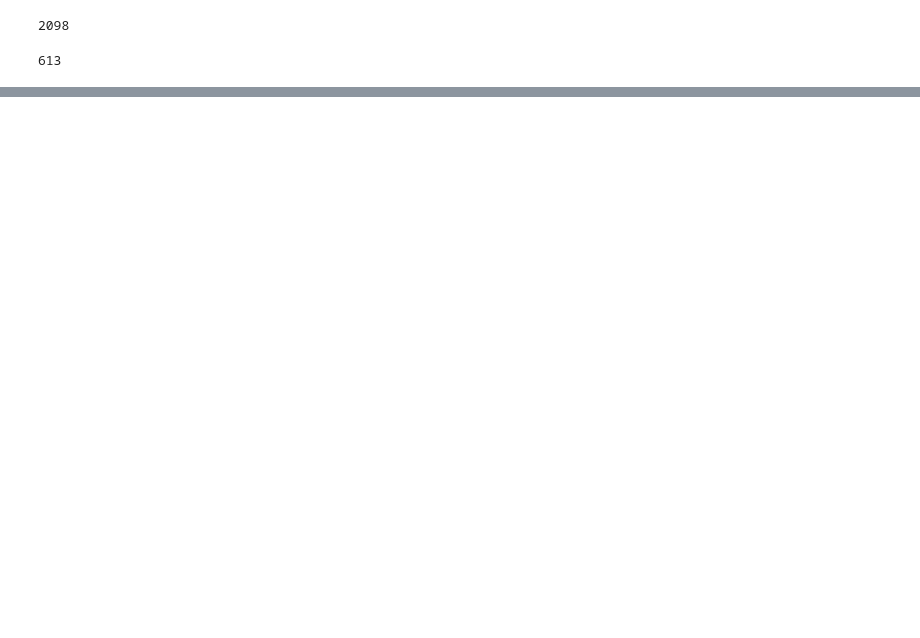
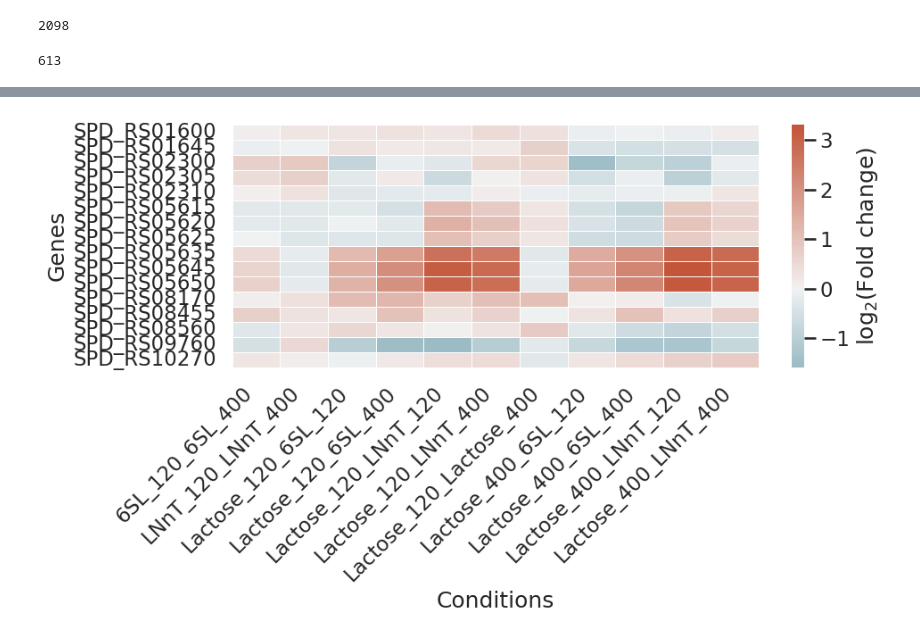
Before and after one commit to jburgaya/2026_transcriptomics_HMOs, a Jupyter notebook: workflow/jupyternotebooks/plot_annotated_diffexpr.ipynb, the cells around one changed output, grey strips where cells are left out. Drawn from its saved outputs; the diff is of its cells as text; code cells hidden in the pictures; blank space fills up the shorter version.

```diff
--- a/workflow/jupyternotebooks/plot_annotated_diffexpr.ipynb
+++ b/workflow/jupyternotebooks/plot_annotated_diffexpr.ipynb
@@ -238,0 +317,3 @@ for file in out_dir.glob("DGE_*.tsv"):
+# %%
+lac = ["SPD_RS01600", "SPD_RS01645", "SPD_RS02300", "SPD_RS02305", "SPD_RS02310", "SPD_RS05615", "SPD_RS05620", "SPD_RS05625", "SPD_RS05635", "SPD_RS05645", "SPD_RS05650", "SPD_RS08170", "SPD_RS08455", "SPD_RS08560",
+      "SPD_RS09760", "SPD_RS10270"]
@@ -238,0 +344,62 @@ for file in out_dir.glob("DGE_*.tsv"):
+# %%
+all_contrasts = []
+
+for file in sorted(out_dir.glob("DGE_*.tsv")):
+
+    df = pd.read_csv(file, sep="\t")
+    df.columns = df.columns.str.strip()
+
+    contrast_name = file.stem.replace("DGE_", "")
+
+    deg = df.set_index("feature_id")
+
+    # detect log2FC column automatically
+    lfc_col = [c for c in deg.columns if "log2FoldChange" in c]
+    if not lfc_col:
+        print(f"No log2FoldChange column in {file.name}, skipping")
+        continue
+
+    lfc_col = lfc_col[0]
+
+    lac_data = deg.loc[deg.index.intersection(lac), [lfc_col]]
+    lac_data = lac_data.rename(columns={lfc_col: contrast_name})
+
+    all_contrasts.append(lac_data)
+
+# combine all contrasts
+lac_matrix = pd.concat(all_contrasts, axis=1)
+
+# enforce gene order
+lac_matrix = lac_matrix.reindex(lac)
+
+mask = np.isnan(lac_matrix)
+
+sns.set_style("white")
+
+cmap = sns.diverging_palette(220, 20, as_cmap=True)
+cmap.set_bad(color="whitesmoke")
+
+plt.figure(figsize=(10, 6))
+
+ax = sns.heatmap(
+    lac_matrix,
+    cmap=cmap,
+    center=0,
+    mask=mask,
+    linewidths=0.5,
+    cbar_kws={"label": r"log$_2$(Fold change)"}
+)
+
+plt.xlabel("Conditions")
+plt.ylabel("Genes")
+
+plt.xticks(rotation=45, ha="right")
+plt.yticks(rotation=0)
+
+plt.tight_layout()
+
+plt.savefig(out_dir / "lac_heatmap_all_conditions.svg", dpi=300)
+plt.show()
+plt.close()
+# %% [output]
+[figure, added]
```
Also changed, not shown: parts of 20 cells of this notebook, 1 other file.
